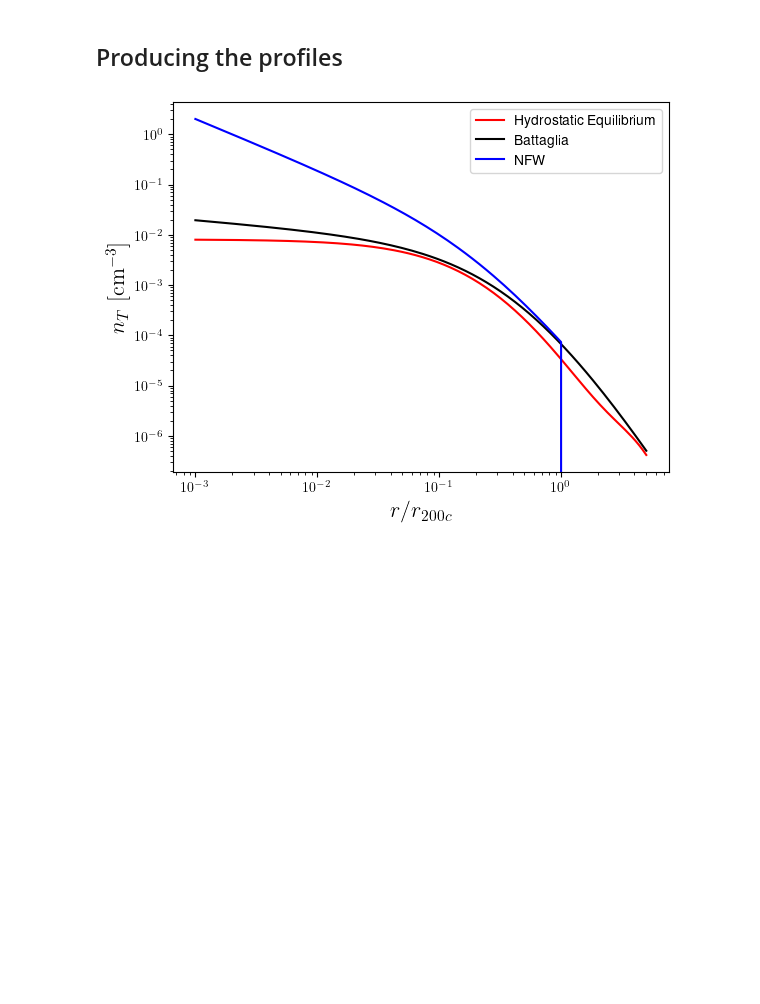
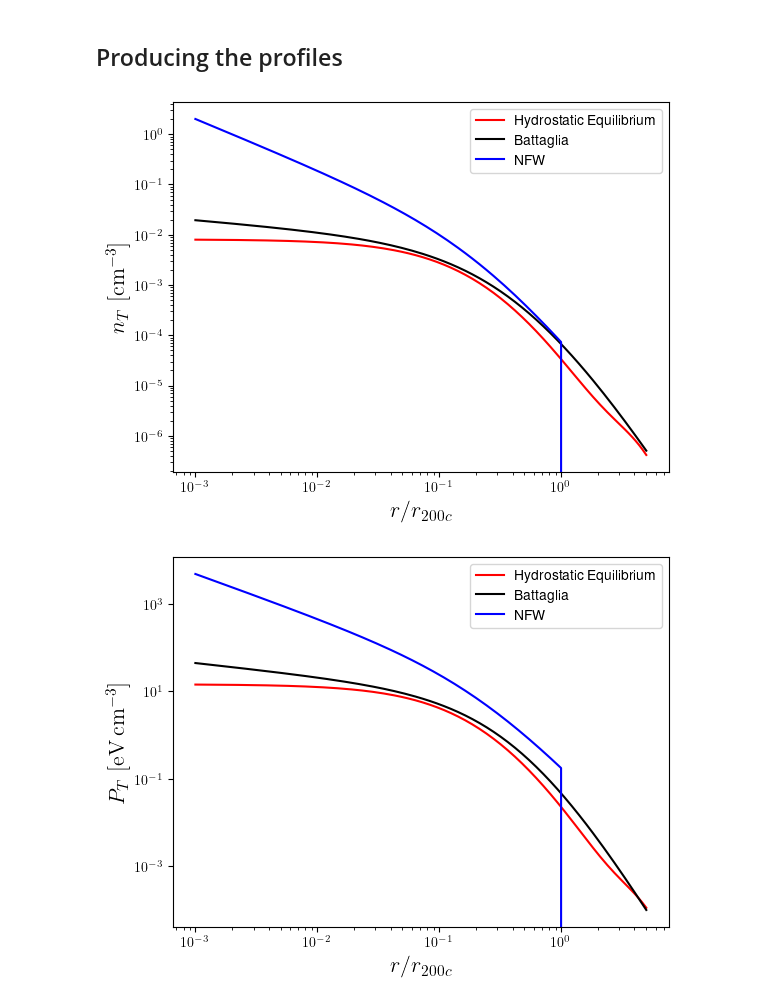
Before and after one commit to Cosmotheka/Cosmotheka_likelihoods, a Jupyter notebook: papers/ROSATx/Profiles.ipynb, the cells around one changed output. Drawn from its saved outputs; the diff is of its cells as text; code cells hidden in the pictures; blank space fills up the shorter version.

```diff
--- a/papers/ROSATx/Profiles.ipynb
+++ b/papers/ROSATx/Profiles.ipynb
@@ -83,13 +70,24 @@ xcont_nfw = cont_nfw.real(cosmo, r, M, a, mdef)
 # %%
+plt.figure()
 plt.plot(x, density_he, 'r', label="Hydrostatic Equilibrium")
 plt.plot(x, density_bg, 'k', label="Battaglia")
 plt.plot(x, density_nfw, 'b', label="NFW")
 plt.ylabel(r'$n_T\,\,[{\rm cm}^{-3}]$', fontsize=16)
 plt.xlabel(r'$r/r_{200c}$', fontsize=16)
 plt.loglog()
 plt.legend();
+
+plt.figure()
+plt.plot(x, pressure_he, 'r', label="Hydrostatic Equilibrium")
+plt.plot(x, pressure_bg, 'k', label="Battaglia")
+plt.plot(x, pressure_nfw, 'b', label="NFW")
+plt.ylabel(r'$P_T\,\,[{\rm eV}\,{\rm cm}^{-3}]$', fontsize=16)
+plt.xlabel(r'$r/r_{200c}$', fontsize=16)
+plt.loglog()
+plt.legend();
 # %% [output]
 [figure]
+[figure, added]
 # %%
 fig, ax = plt.subplots(4, 1, figsize=(15, 20))
 
```
Also changed, not shown: parts of 4 cells of this notebook, 4 other files.
